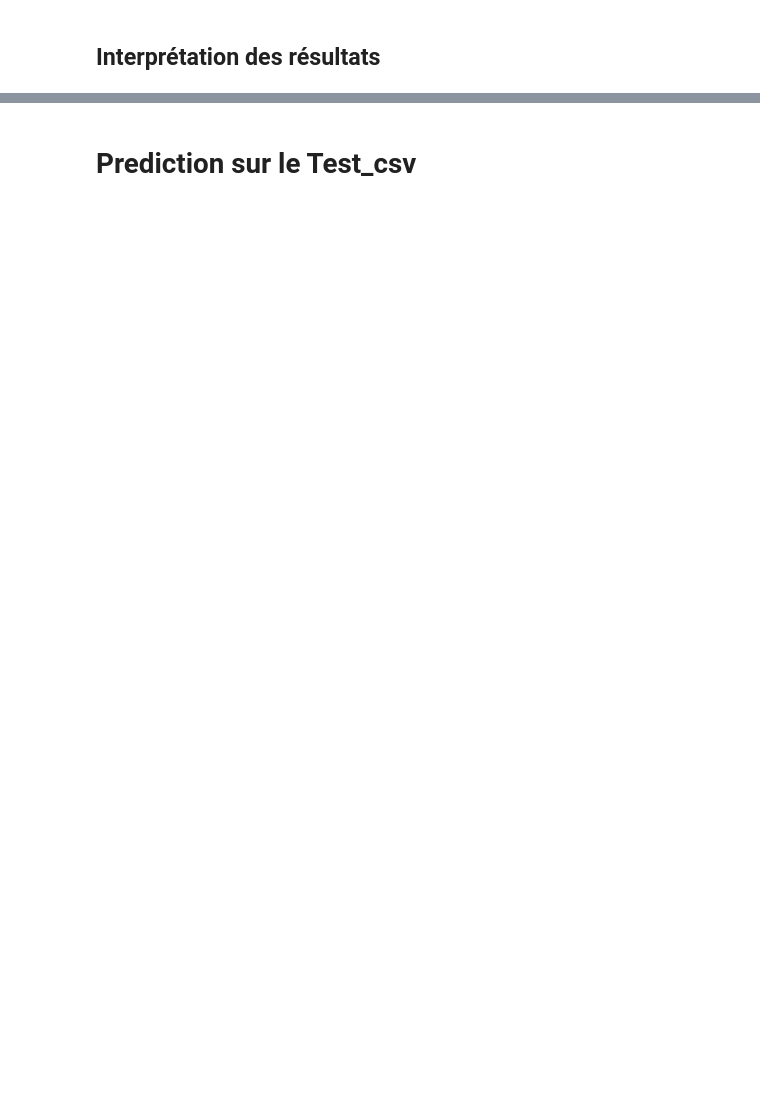
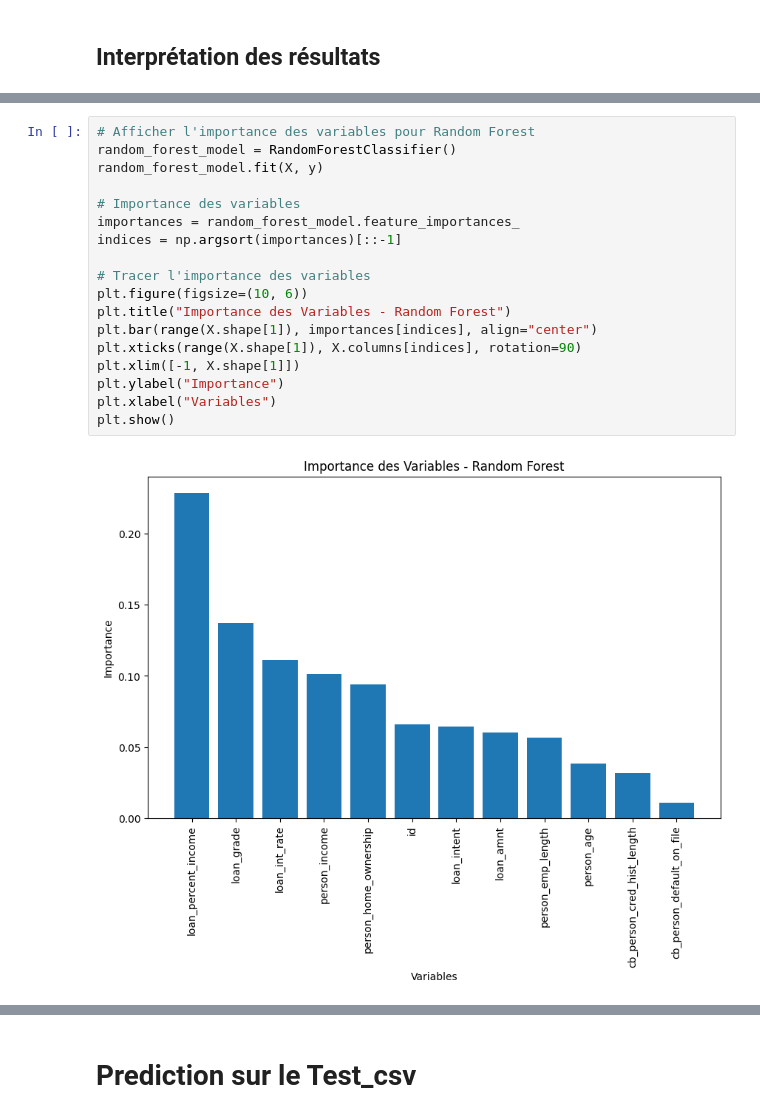
Before and after one commit to khelifaYacine/-classification-des-pr-ts-simples, a Jupyter notebook: playground-series-saison-4-pisode-10.ipynb, the cells around one changed output, grey strips where cells are left out. Drawn from its saved outputs; the diff is of its cells as text; blank space fills up the shorter version.

```diff
--- a/playground-series-saison-4-pisode-10.ipynb
+++ b/playground-series-saison-4-pisode-10.ipynb
@@ -448,0 +397,20 @@ for name, model in models.items():
+# %%
+# Afficher l'importance des variables pour Random Forest
+random_forest_model = RandomForestClassifier()
+random_forest_model.fit(X, y)
+
+# Importance des variables
+importances = random_forest_model.feature_importances_
+indices = np.argsort(importances)[::-1]
+
+# Tracer l'importance des variables
+plt.figure(figsize=(10, 6))
+plt.title("Importance des Variables - Random Forest")
+plt.bar(range(X.shape[1]), importances[indices], align="center")
+plt.xticks(range(X.shape[1]), X.columns[indices], rotation=90)
+plt.xlim([-1, X.shape[1]])
+plt.ylabel("Importance")
+plt.xlabel("Variables")
+plt.show()
+# %% [output]
+[figure, added]
```
Also changed, not shown: parts of 30 cells of this notebook.
